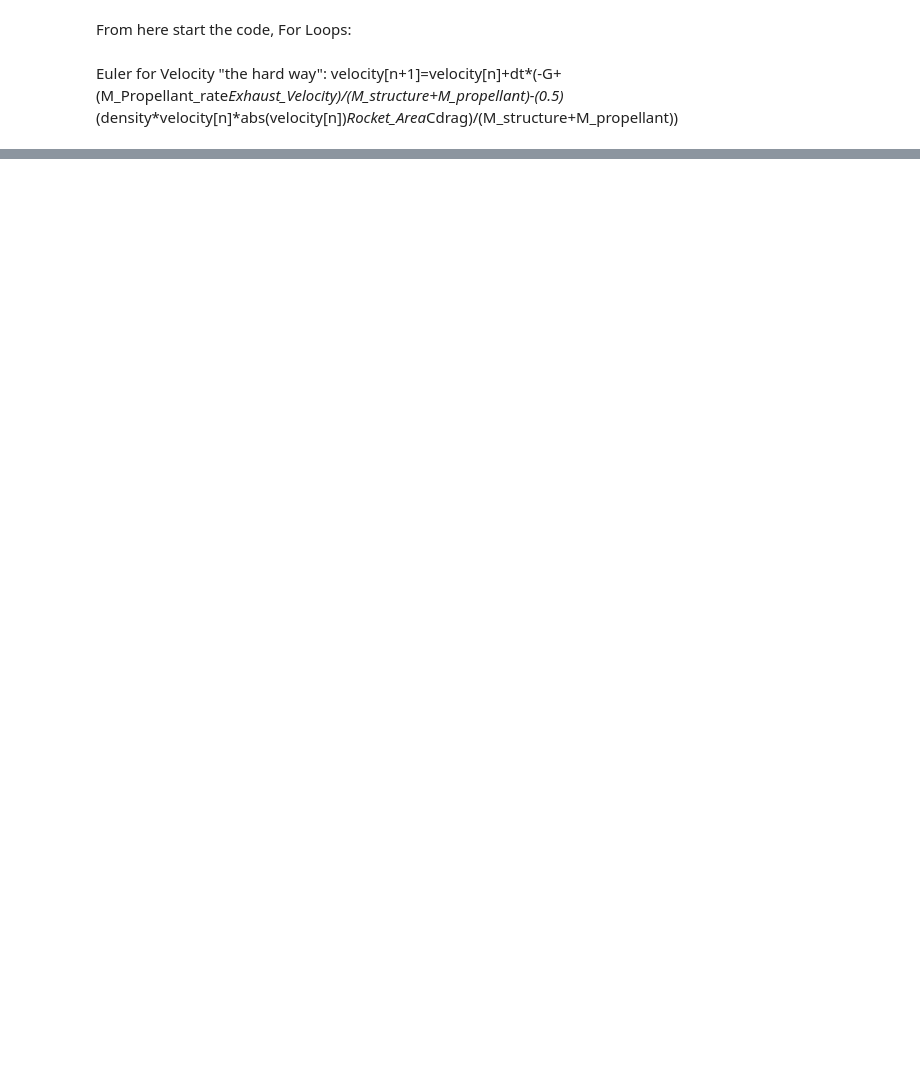
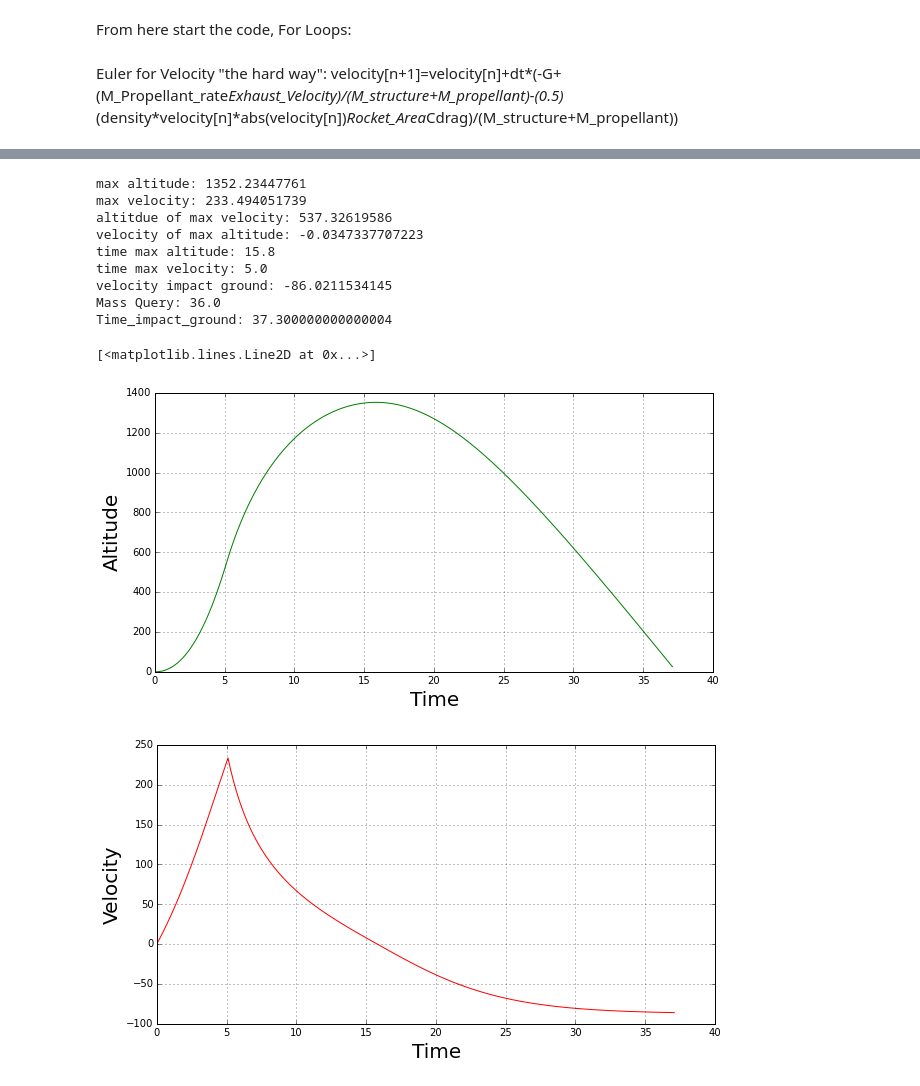
Before and after one commit to numerical-mooc/numerical-mooc, a Jupyter notebook: Chris Tiu/Phugoid/Chris Tiu Rocket Problem.ipynb, the cells around one changed output, grey strips where cells are left out. Drawn from its saved outputs; the diff is of its cells as text; code cells hidden in the pictures; blank space fills up the shorter version.

```diff
--- a/Chris Tiu/Phugoid/Chris Tiu Rocket Problem.ipynb
+++ b/Chris Tiu/Phugoid/Chris Tiu Rocket Problem.ipynb
@@ -90,6 +90,15 @@ velocity[0]=0
 #creating variables to represent maximum velocity and height
 max_altitude=0
 max_velocity=0
+altitdue_of_max_velocity=0
+velocity_of_max_altitude=0
+time_max_altitude=0
+time_max_velocity=0
+velocity_impact_ground=0
+Mass_query=0
+
+#The above variables will be used to store and catch values of interest. Must make sure not to use them in the code
+#except to write to them with the velocity, time, and altitude variables
 
 MsMp= (M_structure+M_propellant)
 MpVe= (M_Propellant_rate*Exhaust_Velocity)
@@ -157,0 +213,35 @@ pyplot.plot(velocity, altitude)
+# %%
+print("max altitude:",max_altitude)  #Display List of all the potentiall important values
+print("max velocity:", max_velocity)
+print("altitdue of max velocity:", altitdue_of_max_velocity)
+print("velocity of max altitude:", velocity_of_max_altitude)
+print("time max altitude:", time_max_altitude)
+print("time max velocity:", time_max_velocity)
+print("velocity impact ground:", velocity_impact_ground)
+print("Mass Query:", Mass_query)
+print("Time_impact_ground:", Time_counter)
+
+pyplot.figure(figsize=(10,5))
+pyplot.grid(True)
+pyplot.xlabel('Time', fontsize=20)
+pyplot.ylabel('Altitude', fontsize=20)
+pyplot.plot(Time_Axis, altitude_path, "-g")
+
+pyplot.figure(figsize=(10,5))
+pyplot.grid(True)
+pyplot.xlabel('Time', fontsize=20)
+pyplot.ylabel('Velocity', fontsize=20)
+pyplot.plot(Time_Axis, velocity_path, "-r")
+# %% [output]
+max altitude: 1352.23447761
+max velocity: 233.494051739
+altitdue of max velocity: 537.32619586
+velocity of max altitude: -0.0347337707223
+time max altitude: 15.8
+time max velocity: 5.0
+velocity impact ground: -86.0211534145
+Mass Query: 36.0
+Time_impact_ground: 37.300000000000004
+[<matplotlib.lines.Line2D at 0x...>]
+[figure, added]
+[figure, added]
```
Also changed, not shown: parts of 11 cells of this notebook.
